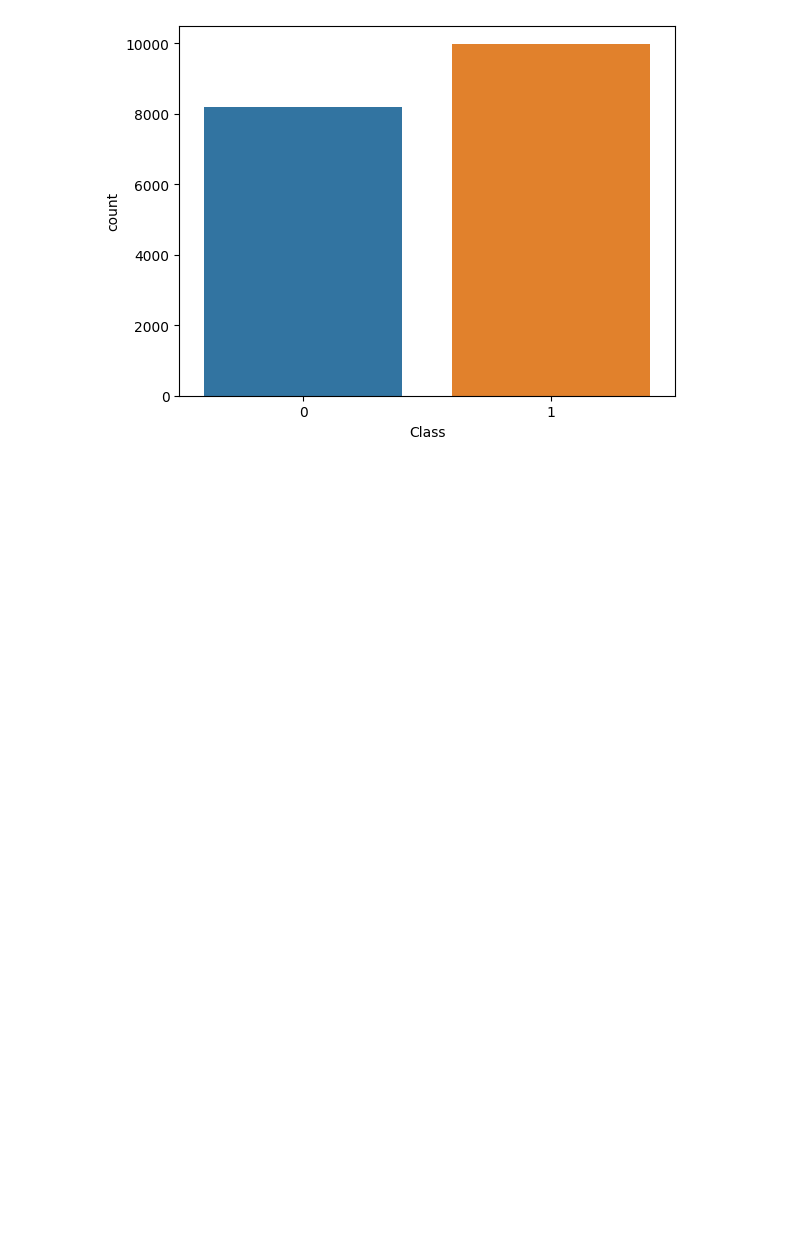
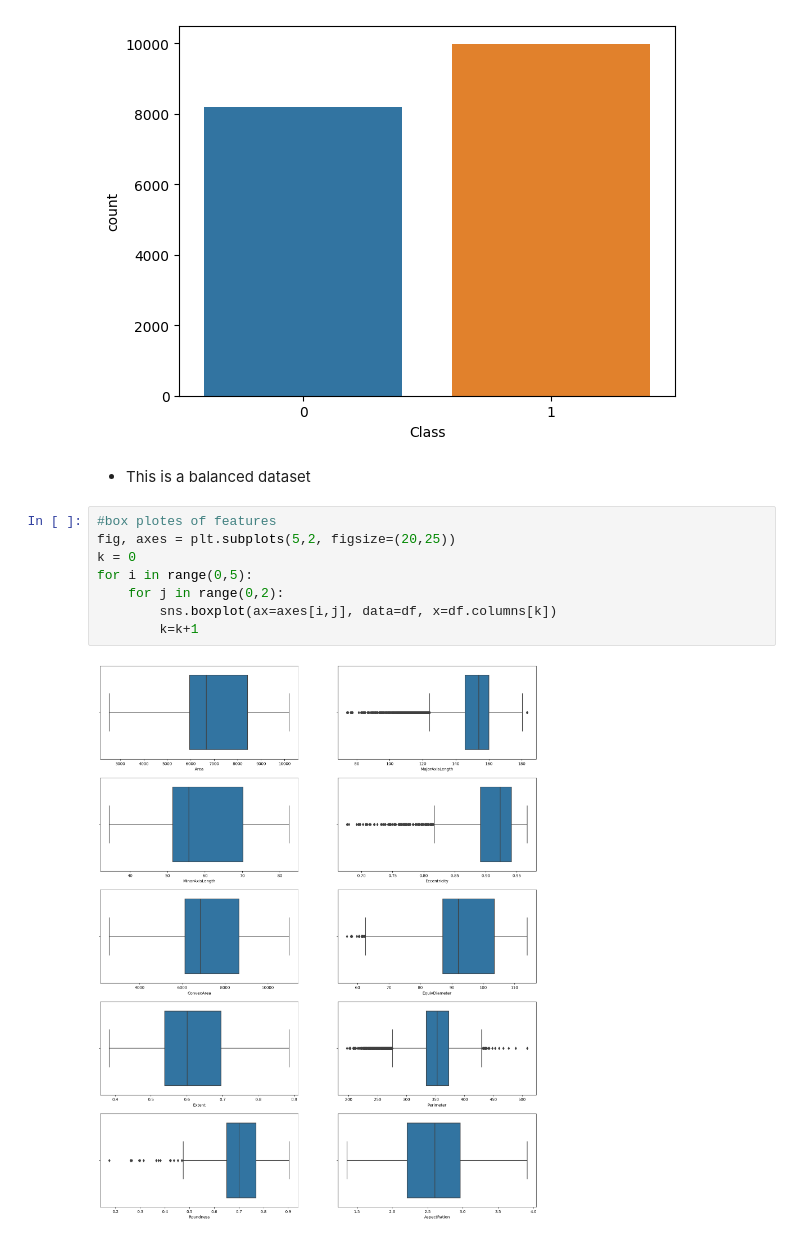
Before and after one commit to mubarakmayyeri/rice-type-classificatoin, a Jupyter notebook: rice_type_classification.ipynb, the cells around one changed output. Cells and saved outputs as stored; diff of their text form; blank space fills up the shorter version.

```diff
--- a/rice_type_classification.ipynb
+++ b/rice_type_classification.ipynb
@@ -78,3 +79,15 @@ sns.countplot(x='Class', data=df)
 # %% [output]
 <AxesSubplot: xlabel='Class', ylabel='count'>
 [figure]
+# %% [markdown]
+* This is a balanced dataset
+# %%
+#box plotes of features
+fig, axes = plt.subplots(5,2, figsize=(20,25))
+k = 0
+for i in range(0,5):
+    for j in range(0,2):
+        sns.boxplot(ax=axes[i,j], data=df, x=df.columns[k])
+        k=k+1
+# %% [output]
+[figure, added]
```
Also changed, not shown: parts of 14 cells of this notebook.
